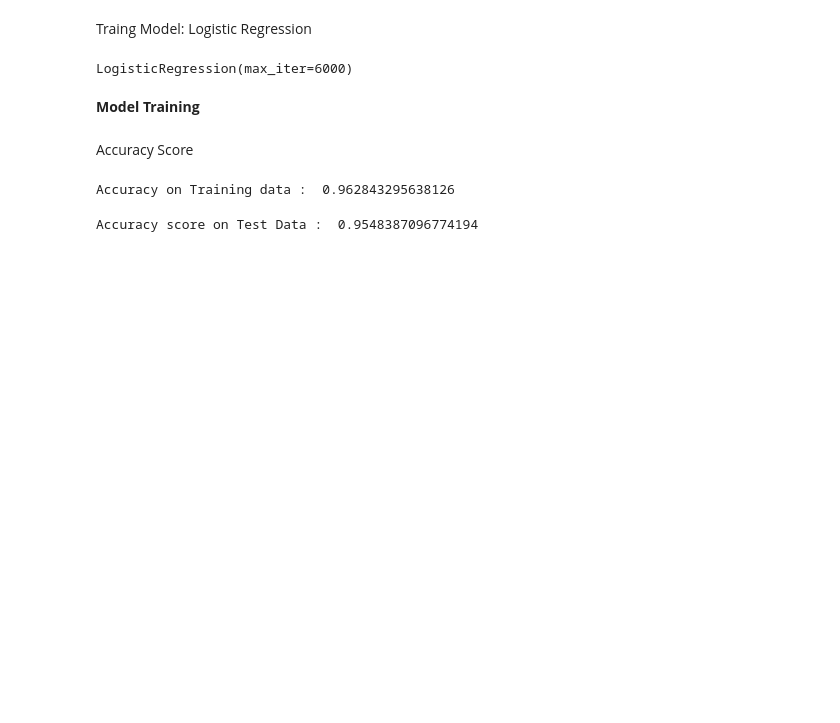
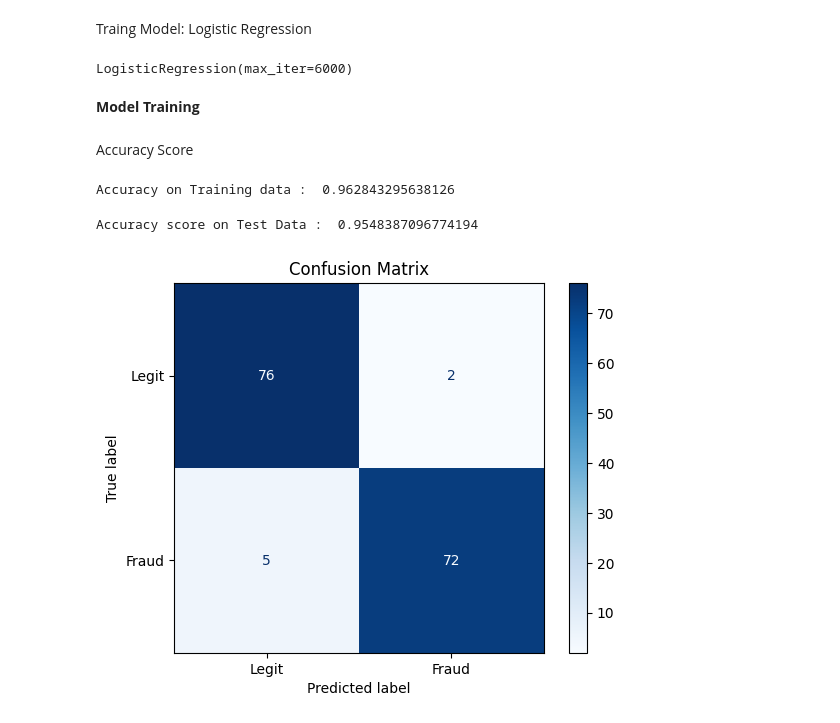
Before and after one commit to nav-1706/credit_card_fraud_detection, a Jupyter notebook: Credit_card.ipynb, the cells around one changed output. Saved outputs shown, nothing was run; the diff lists cells and outputs as text; code cells hidden in the pictures; blank space fills up the shorter version.

```diff
--- a/Credit_card.ipynb
+++ b/Credit_card.ipynb
@@ -365,3 +367,21 @@ test_data_accuracy = accuracy_score(X_test_prediction, Y_test)
 print('Accuracy score on Test Data : ', test_data_accuracy)
 # %% [output]
 Accuracy score on Test Data :  0.9548387096774194
+# %%
+# 1CONFUSION MATRIX
+"""
+The confusion matrix helps visualize how many predictions were:
+- Correctly predicted as Legit (True Negatives)
+- Correctly predicted as Fraud (True Positives)
+- Incorrectly predicted as Fraud (False Positives)
+- Incorrectly predicted as Legit (False Negatives)
+
+This is especially useful for imbalanced datasets like fraud detection.
+"""
+cm = confusion_matrix(Y_test, X_test_prediction)
+disp = ConfusionMatrixDisplay(confusion_matrix=cm, display_labels=["Legit", "Fraud"])
+disp.plot(cmap='Blues')
+plt.title("Confusion Matrix")
+plt.show()
+# %% [output]
+[figure, added]
```
Also changed, not shown: parts of 3 cells of this notebook, 2 other files.
